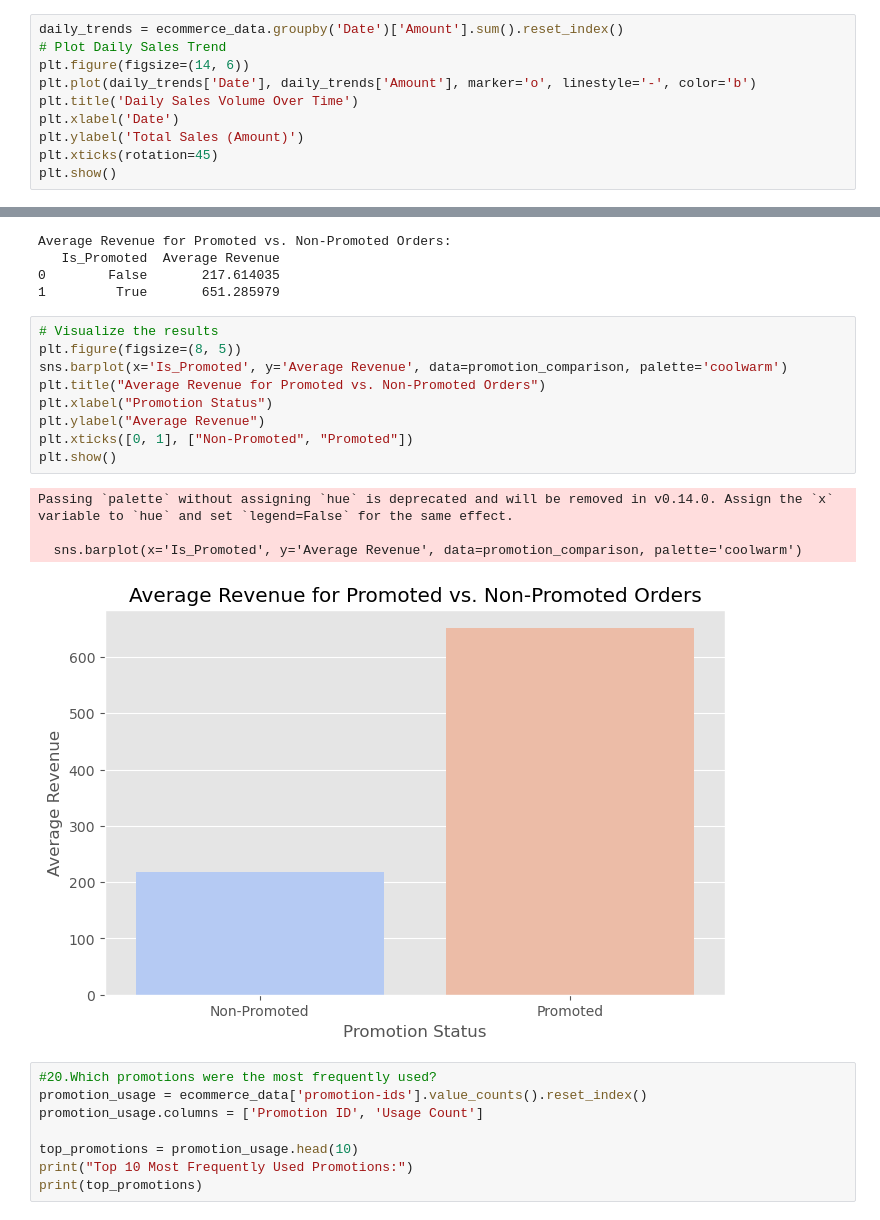
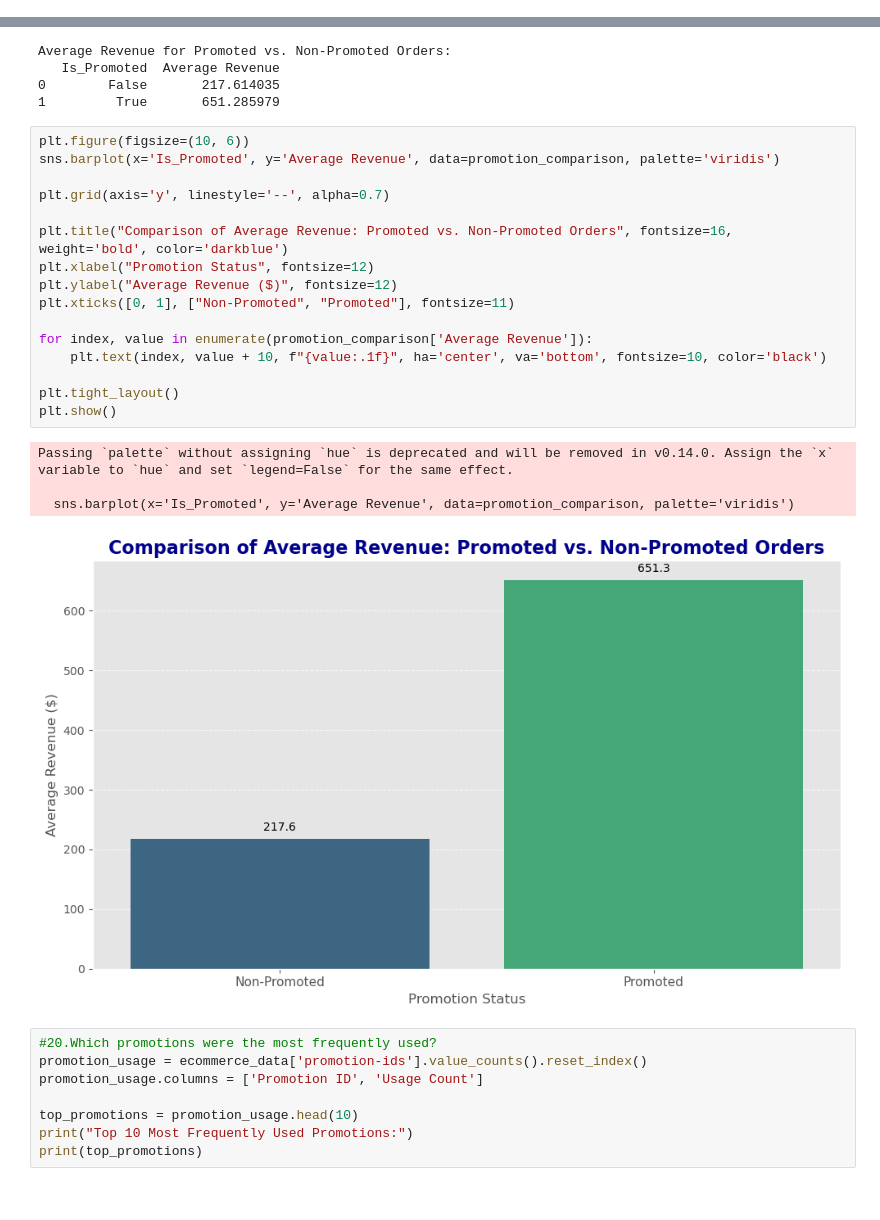
Before and after one commit to ElifSurucu/Analyzing-E-Commerce-Sales-Performance, a Jupyter notebook: Analysis_Notebook.ipynb, the cells around one changed output, grey strips where cells are left out. Drawn from its saved outputs; the diff is of its cells as text.

```diff
--- a/Analysis_Notebook.ipynb
+++ b/Analysis_Notebook.ipynb
@@ -616,13 +616,3 @@ Sunday has the highest sales amount at approximately 3.3 million. This suggests
 - Weekend Promotions: The peak on Sunday suggests that running targeted marketing campaigns or offering exclusive weekend deals might enhance sales further.
 - Steady Mid-Week Sales: Given the consistency in sales on Monday to Wednesday, businesses might want to focus on maintaining or boosting customer engagement during these days, possibly through promotions or email campaigns.
 - Promotions on Saturdays: Although Saturday sees fewer sales than Sunday, there is potential for improvement by testing promotional efforts, making it a strategic day for targeting customers.
-# %%
-daily_trends = ecommerce_data.groupby('Date')['Amount'].sum().reset_index()
-# Plot Daily Sales Trend
-plt.figure(figsize=(14, 6))
-plt.plot(daily_trends['Date'], daily_trends['Amount'], marker='o', linestyle='-', color='b')
-plt.title('Daily Sales Volume Over Time')
-plt.xlabel('Date')
-plt.ylabel('Total Sales (Amount)')
-plt.xticks(rotation=45)
-plt.show()
@@ -976,19 +1005,26 @@ Average Revenue for Promoted vs. Non-Promoted Orders:
 0        False       217.614035
 1         True       651.285979
 # %%
-# Visualize the results
-plt.figure(figsize=(8, 5))
-sns.barplot(x='Is_Promoted', y='Average Revenue', data=promotion_comparison, palette='coolwarm')
-plt.title("Average Revenue for Promoted vs. Non-Promoted Orders")
-plt.xlabel("Promotion Status")
-plt.ylabel("Average Revenue")
-plt.xticks([0, 1], ["Non-Promoted", "Promoted"])
+plt.figure(figsize=(10, 6))
+sns.barplot(x='Is_Promoted', y='Average Revenue', data=promotion_comparison, palette='viridis')
+
+plt.grid(axis='y', linestyle='--', alpha=0.7)
+
+plt.title("Comparison of Average Revenue: Promoted vs. Non-Promoted Orders", fontsize=16, weight='bold', color='darkblue')
+plt.xlabel("Promotion Status", fontsize=12)
+plt.ylabel("Average Revenue ($)", fontsize=12)
+plt.xticks([0, 1], ["Non-Promoted", "Promoted"], fontsize=11)
+
+for index, value in enumerate(promotion_comparison['Average Revenue']):
+    plt.text(index, value + 10, f"{value:.1f}", ha='center', va='bottom', fontsize=10, color='black')
+
+plt.tight_layout()
 plt.show()
 # %% [output]
 Passing `palette` without assigning `hue` is deprecated and will be removed in v0.14.0. Assign the `x` variable to `hue` and set `legend=False` for the same effect.
 
-  sns.barplot(x='Is_Promoted', y='Average Revenue', data=promotion_comparison, palette='coolwarm')
+  sns.barplot(x='Is_Promoted', y='Average Revenue', data=promotion_comparison, palette='viridis')
-[figure, old version]
+[figure, new version]
 # %%
 #20.Which promotions were the most frequently used?
 promotion_usage = ecommerce_data['promotion-ids'].value_counts().reset_index()
```
Also changed, not shown: parts of 34 cells of this notebook.
